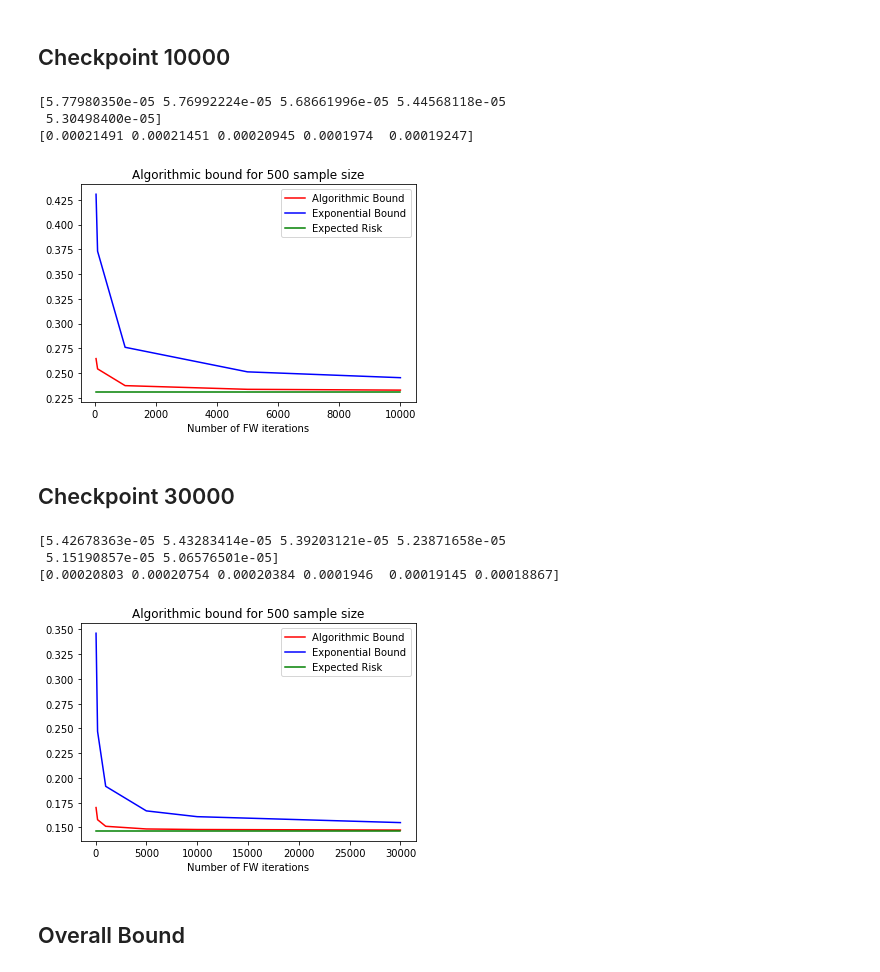
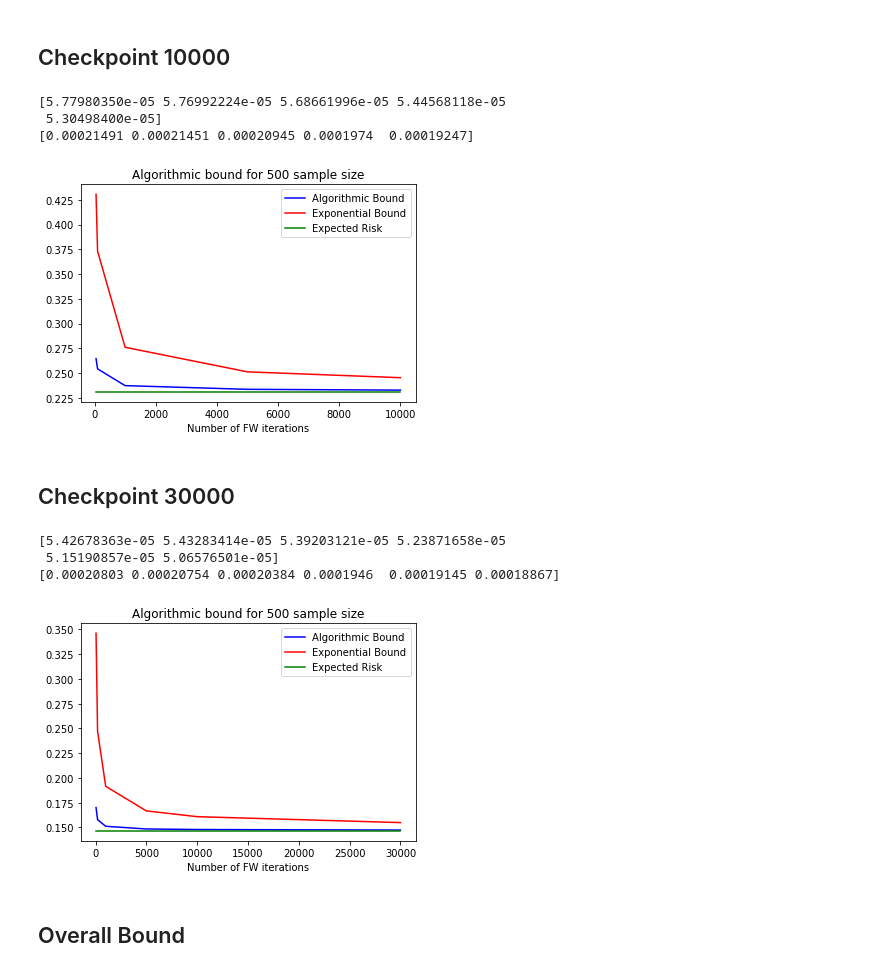
Before and after one commit to stresearch/str_hilbertcoresetbounds, a Jupyter notebook: bounds/str_mnist/mnist_bound_computation.ipynb, the cells around one changed output. Cells and saved outputs as stored; diff of their text form; code cells hidden in the pictures.

```diff
--- a/bounds/str_mnist/mnist_bound_computation.ipynb
+++ b/bounds/str_mnist/mnist_bound_computation.ipynb
@@ -104,36 +104,36 @@ l_lw_norm = res["llwnorm"]
 lw_norm = res["lwnorm"]
 w_norm = res["wnorm"]
 
 params = np.load("../../bound_calculation/hilbert_coreset_results/str_coreset_mnist_results/exponential_bound/constants_10000.npz")
 sigma = params["sigma"]
 xi = params["xi"]
 eta = params["eta"]
 eta_bar = params["eta_bar"]
 beta = params["beta"]
 
 top = sigma * eta * eta_bar * beta
 first = eta_bar**2 * beta**(-2 * (iters-1))
 second = eta**2 * (iters-1)
 exponential_bound = top / np.sqrt(first + second)
 
 correct_diff = w_norm**2 * xi * math.sqrt(2 * math.log(2 * 70000**2 / 0.05) / 7000)
 correct_emp = w_minus_p_norm**2 * xi * math.sqrt(2 * math.log(2 * 70000**2 / 0.05) / 7000)
 print(correct_diff)
 print(correct_emp)
 
 alg_bound_10000 = lw_norm + l_lw_norm + correct_diff + correct_emp
 exp_bound_10000 = lw_norm + exponential_bound + correct_diff + correct_emp
-plt.plot(iters, alg_bound_10000, color='r', label='Algorithmic Bound')
-plt.plot(iters, exp_bound_10000, color='b', label='Exponential Bound')
+plt.plot(iters, alg_bound_10000, color='b', label='Algorithmic Bound')
+plt.plot(iters, exp_bound_10000, color='r', label='Exponential Bound')
 plt.plot(iters, gen_err_10000, color='g', label="Expected Risk")
 plt.title("Algorithmic bound for 500 sample size")
 plt.xlabel("Number of FW iterations")
 plt.legend();
 # %% [output]
 [5.77980350e-05 5.76992224e-05 5.68661996e-05 5.44568118e-05
  5.30498400e-05]
 [0.00021491 0.00021451 0.00020945 0.0001974  0.00019247]
-[figure, old version]
+[figure, new version]
 # %% [markdown]
 ## Checkpoint 30000
 # %%
@@ -166,8 +166,8 @@ exponential_bound = top / np.sqrt(first + second)
 
 alg_bound_30000 = lw_norm + l_lw_norm + correct_diff + correct_emp
 exp_bound_30000 = lw_norm + exponential_bound + correct_diff + correct_emp
-plt.plot(iters, alg_bound_30000, color='r', label='Algorithmic Bound')
-plt.plot(iters, exp_bound_30000, color='b', label='Exponential Bound')
+plt.plot(iters, alg_bound_30000, color='b', label='Algorithmic Bound')
+plt.plot(iters, exp_bound_30000, color='r', label='Exponential Bound')
 plt.plot(iters, gen_err_30000, color='g', label="Expected Risk")
 plt.title("Algorithmic bound for 500 sample size")
 plt.xlabel("Number of FW iterations")
@@ -176,7 +176,7 @@ plt.legend();
 [5.42678363e-05 5.43283414e-05 5.39203121e-05 5.23871658e-05
  5.15190857e-05 5.06576501e-05]
 [0.00020803 0.00020754 0.00020384 0.0001946  0.00019145 0.00018867]
-[figure, old version]
+[figure, new version]
 # %% [markdown]
 ## Overall Bound
 # %%
```
Also changed, not shown: parts of 2 cells of this notebook, 1 other file.
